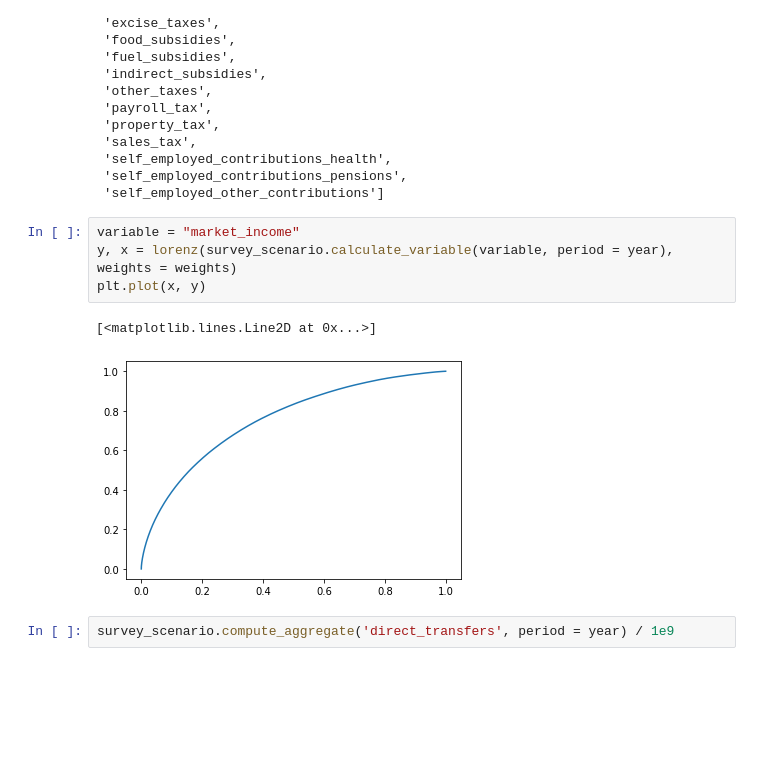
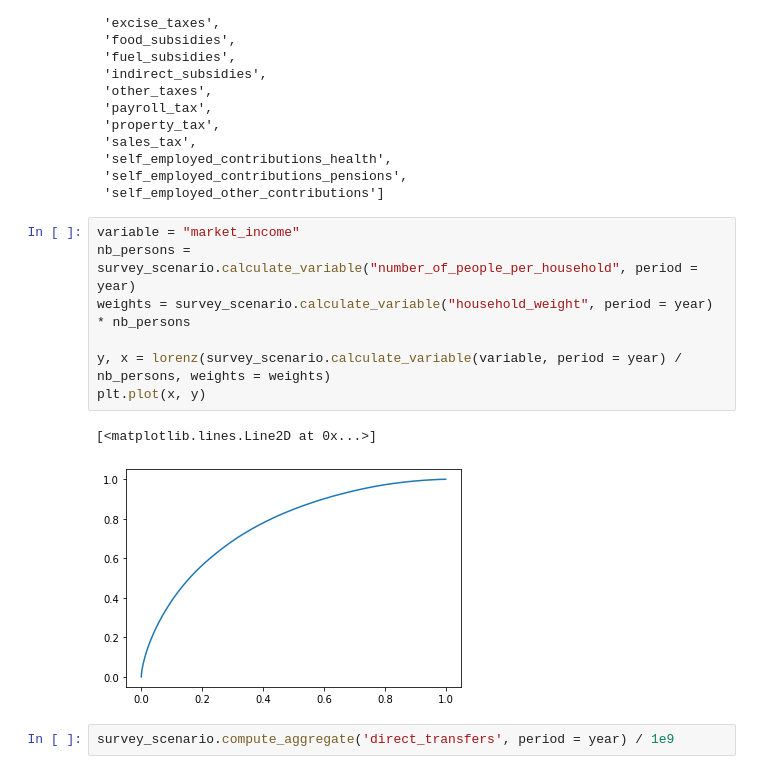
Before and after one commit to openfisca/openfisca-ceq, a Jupyter notebook: notebooks/senegal.ipynb, the cells around one changed output. Saved outputs shown, nothing was run; the diff lists cells and outputs as text; blank space fills up the shorter version.

Commit message:
New results with inflated survey_scenario

```diff
--- a/notebooks/senegal.ipynb
+++ b/notebooks/senegal.ipynb
@@ -401,11 +377,14 @@ ceq_variables = sorted(list_variables_from_directory(survey_scenario.tax_benefit
  'self_employed_other_contributions']
 # %%
 variable = "market_income"
-y, x = lorenz(survey_scenario.calculate_variable(variable, period = year), weights = weights)
+nb_persons = survey_scenario.calculate_variable("number_of_people_per_household", period = year)
+weights = survey_scenario.calculate_variable("household_weight", period = year) * nb_persons
+
+y, x = lorenz(survey_scenario.calculate_variable(variable, period = year) / nb_persons, weights = weights)
 plt.plot(x, y)
 # %% [output]
 [<matplotlib.lines.Line2D at 0x...>]
-[figure, old version]
+[figure, new version]
 # %%
 survey_scenario.compute_aggregate('direct_transfers', period = year) / 1e9
 # %% [output]
```
Also changed, not shown: parts of 6 cells of this notebook, 17 other files.
